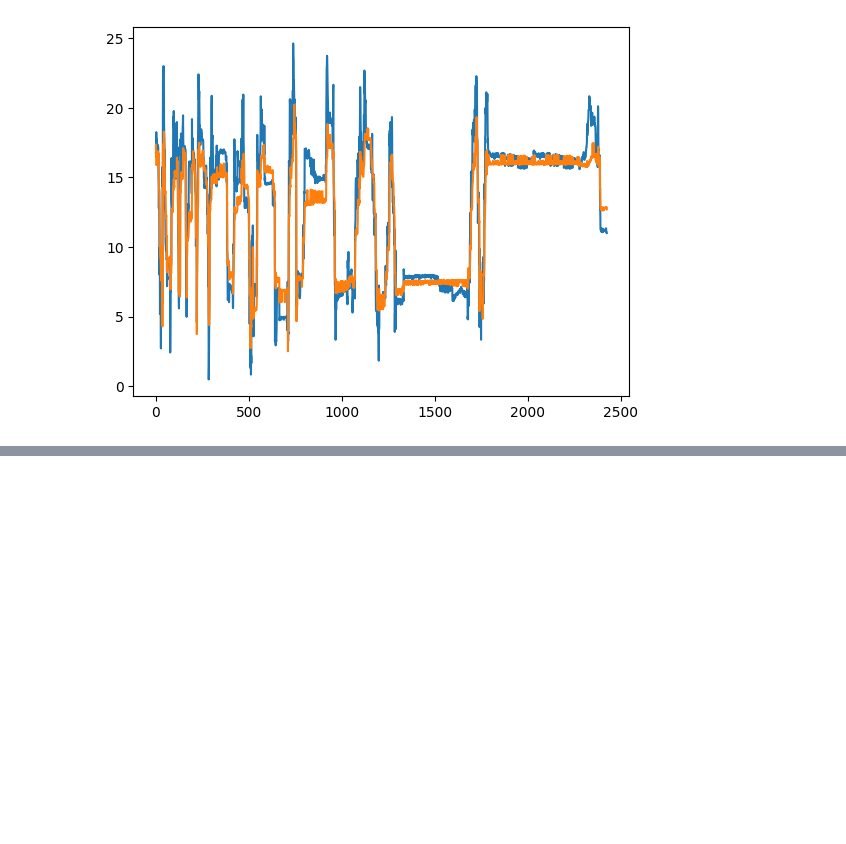
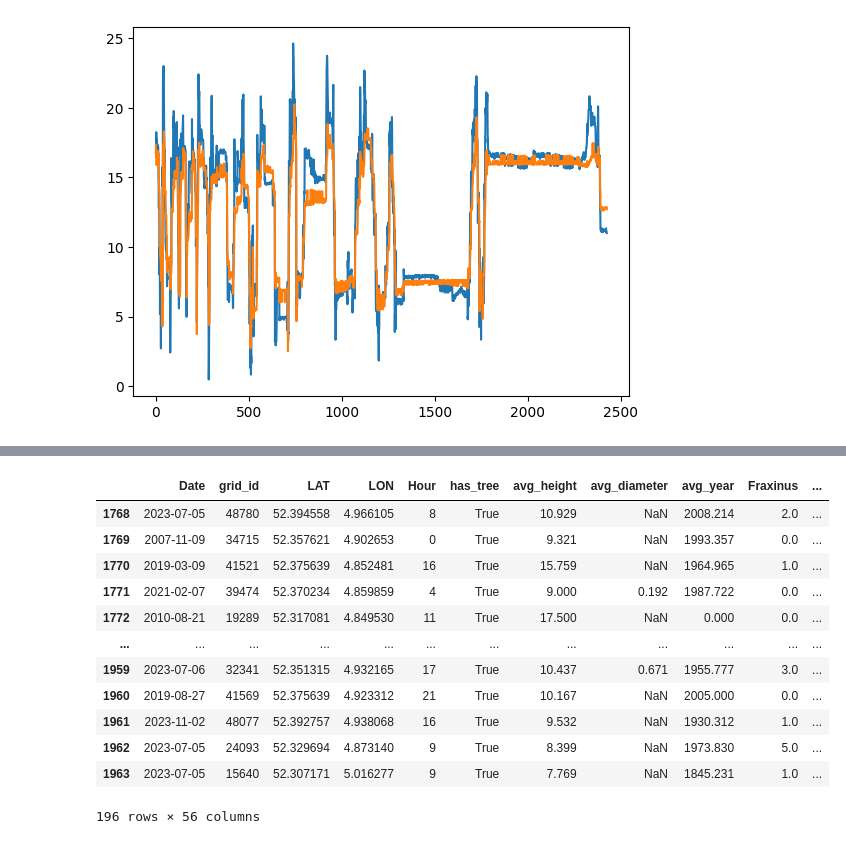
Before and after one commit to UhhBart/MSc_DSP_G2, a Jupyter notebook: src/data_cleaning.ipynb, the cells around one changed output, grey strips where cells are left out. Saved outputs shown, nothing was run; the diff lists cells and outputs as text; code cells hidden in the pictures; blank space fills up the shorter version.

```diff
--- a/src/data_cleaning.ipynb
+++ b/src/data_cleaning.ipynb
@@ -424,0 +539,6 @@ plt.plot(df['soil_temperature_28_to_100cm'])
+# %%
+split = 9
+# Setup the Open-Meteo API client with cache and retry on error
+cache_session = requests_cache.CachedSession('.cache', expire_after = -1)
+retry_session = retry(cache_session, retries = 5, backoff_factor = 0.2)
+openmeteo = openmeteo_requests.Client(session = retry_session)
@@ -424,0 +697,16 @@ plt.plot(df['soil_temperature_28_to_100cm'])
+# %%
+incs_splits[9]
+# %% [output]
+|  | Date | grid_id | LAT | LON | Hour | has_tree | avg_height | avg_diameter | avg_year | Fraxinus | ... |
+| 1768 | 2023-07-05 | 48780 | 52.394558 | 4.966105 | 8 | True | 10.929 | NaN | 2008.214 | 2.0 | ... |
+| 1769 | 2007-11-09 | 34715 | 52.357621 | 4.902653 | 0 | True | 9.321 | NaN | 1993.357 | 0.0 | ... |
+| 1770 | 2019-03-09 | 41521 | 52.375639 | 4.852481 | 16 | True | 15.759 | NaN | 1964.965 | 1.0 | ... |
+| 1771 | 2021-02-07 | 39474 | 52.370234 | 4.859859 | 4 | True | 9.000 | 0.192 | 1987.722 | 0.0 | ... |
+| 1772 | 2010-08-21 | 19289 | 52.317081 | 4.849530 | 11 | True | 17.500 | NaN | 0.000 | 0.0 | ... |
+| ... | ... | ... | ... | ... | ... | ... | ... | ... | ... | ... | ... |
+| 1959 | 2023-07-06 | 32341 | 52.351315 | 4.932165 | 17 | True | 10.437 | 0.671 | 1955.777 | 3.0 | ... |
+| 1960 | 2019-08-27 | 41569 | 52.375639 | 4.923312 | 21 | True | 10.167 | NaN | 2005.000 | 0.0 | ... |
+| 1961 | 2023-11-02 | 48077 | 52.392757 | 4.938068 | 16 | True | 9.532 | NaN | 1930.312 | 1.0 | ... |
+| 1962 | 2023-07-05 | 24093 | 52.329694 | 4.873140 | 9 | True | 8.399 | NaN | 1973.830 | 5.0 | ... |
+| 1963 | 2023-07-05 | 15640 | 52.307171 | 5.016277 | 9 | True | 7.769 | NaN | 1845.231 | 1.0 | ... |
+196 rows × 56 columns
```
Also changed, not shown: parts of 13 cells of this notebook, 4 other files.
